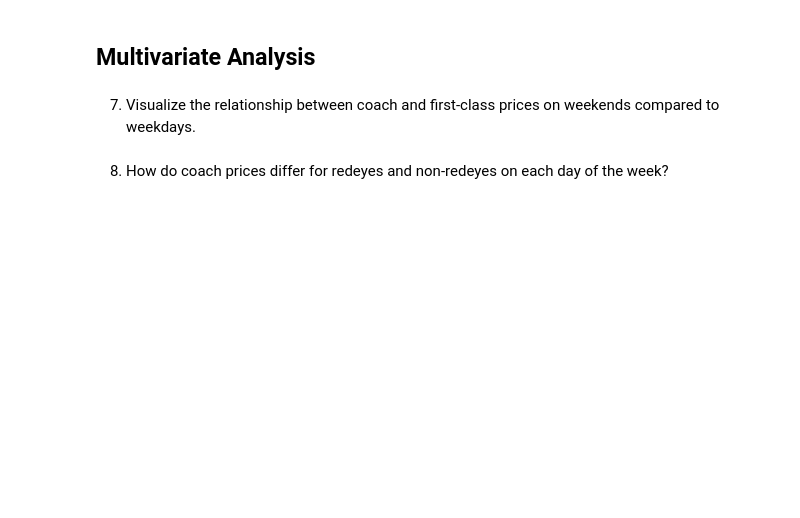
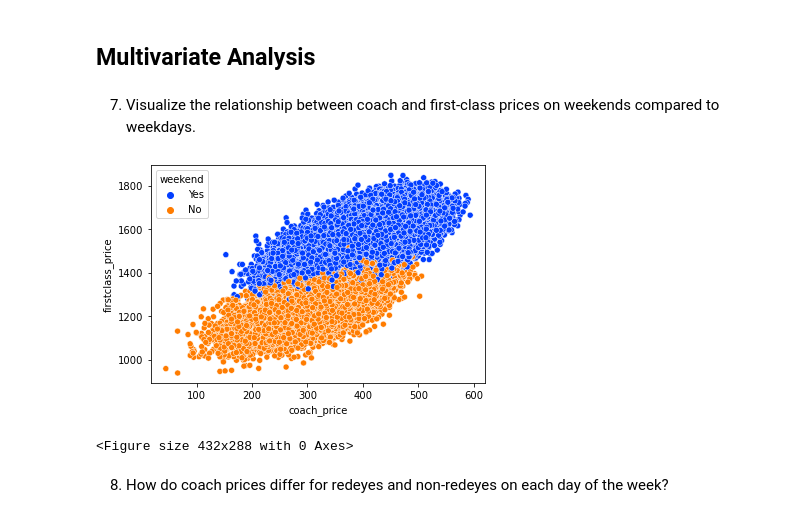
Before and after one commit to Mark-Kens/cc_dsp2022_10._airline_analysis, a Jupyter notebook: Airline Analysis_mark.ipynb, the cells around one changed output. Cells and saved outputs as stored; diff of their text form; code cells hidden in the pictures; blank space fills up the shorter version.

```diff
--- a/Airline Analysis_mark.ipynb
+++ b/Airline Analysis_mark.ipynb
@@ -188,2 +209,15 @@ plt.clf()
+# %%
+## Task 7
+# Need to look up how to do it with plt.scatter.
+# plt.scatter(flight.coach_price, flight.firstclass_price)
+
+sns.scatterplot(flight.coach_price, flight.firstclass_price, hue = flight.weekend, palette='bright')
+# Coach and firstclass prices go up on the weekend.
+
+plt.show()
+plt.clf()
+# %% [output]
+[figure, added]
+<Figure size 432x288 with 0 Axes>
 # %% [markdown]
 8. How do coach prices differ for redeyes and non-redeyes on each day of the week?
```
Also changed, not shown: parts of 7 cells of this notebook.
